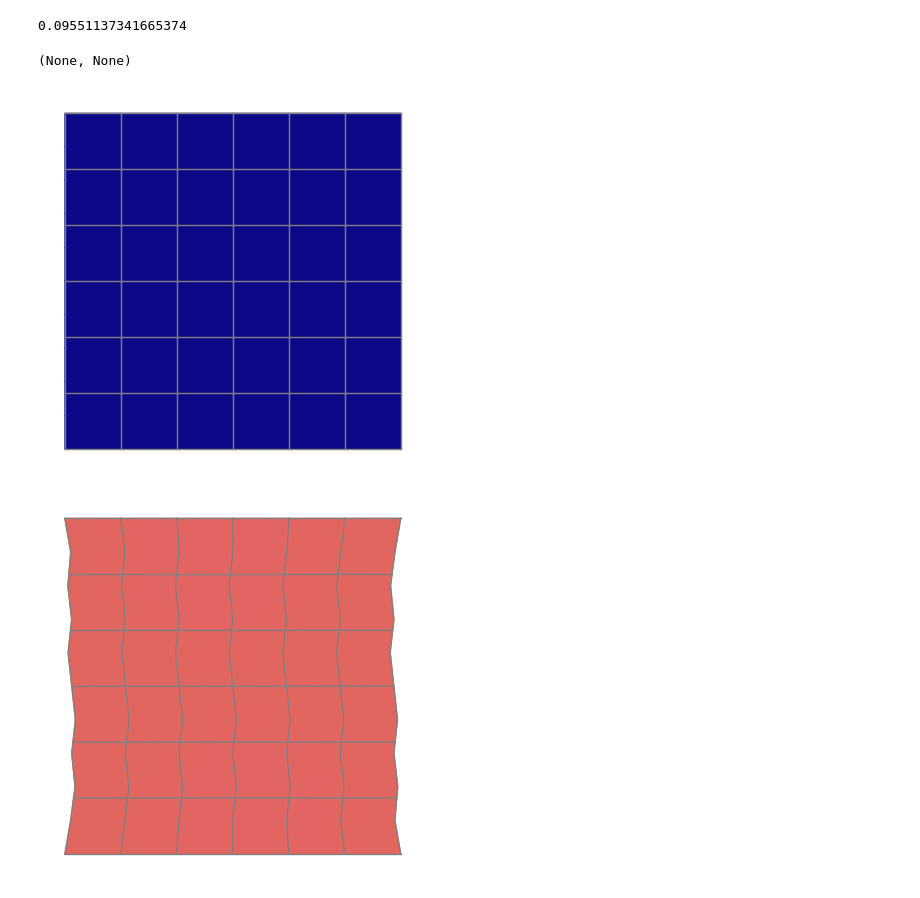
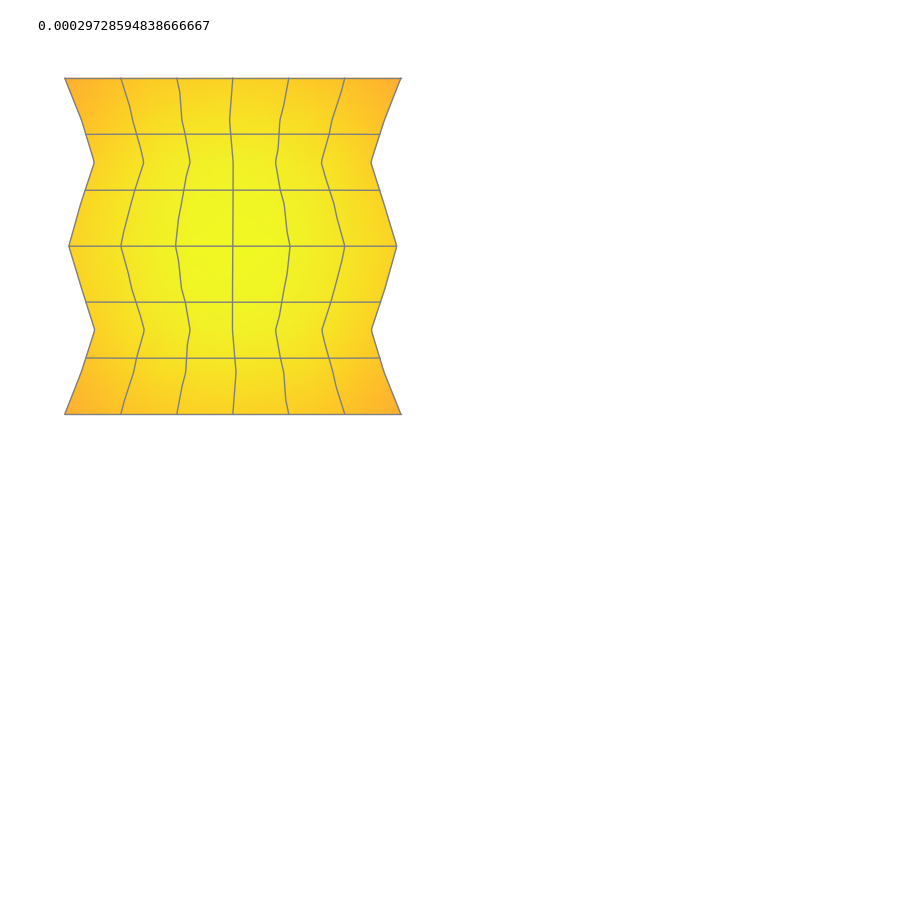
Before and after one commit to rufat-badal/tvemoves, a Jupyter notebook: example.ipynb, the cells around one changed output. Saved outputs shown, nothing was run; the diff lists cells and outputs as text; code cells hidden in the pictures; blank space fills up the shorter version.

```diff
--- a/example.ipynb
+++ b/example.ipynb
@@ -11,16 +6,14 @@ The autoreload extension is already loaded. To reload it, use:
 # %%
-params = SimulationParams(initial_temperature=0.0, search_radius=10.0, fps=0.05, scale=0.1)
+params = SimulationParams(initial_temperature=0.0, search_radius=10.0, fps=0.05, scale=1/8)
 domain = RectangleDomain(width=1.0, height=1.0, fix=["lower", "upper"])
 sim = Simulation(domain, params)
 # %%
-sim.run(num_steps=1)
+sim.run(num_steps=20)
 # %%
 sim.max_temp()
 # %% [output]
-0.09551137341665374
+0.00029728594838666667
 # %%
-sim.plot_step(0), sim.plot_step(1)
+sim.plot_step(-1)
 # %% [output]
-(None, None)
-[figure, old version]
+[figure, new version]
-[figure, removed]
```
Also changed, not shown: parts of 1 cell of this notebook.
